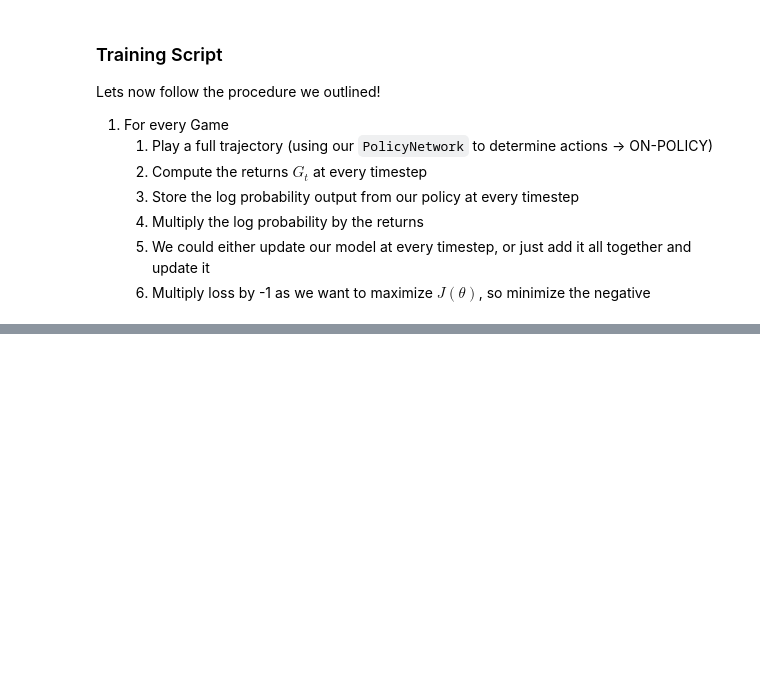
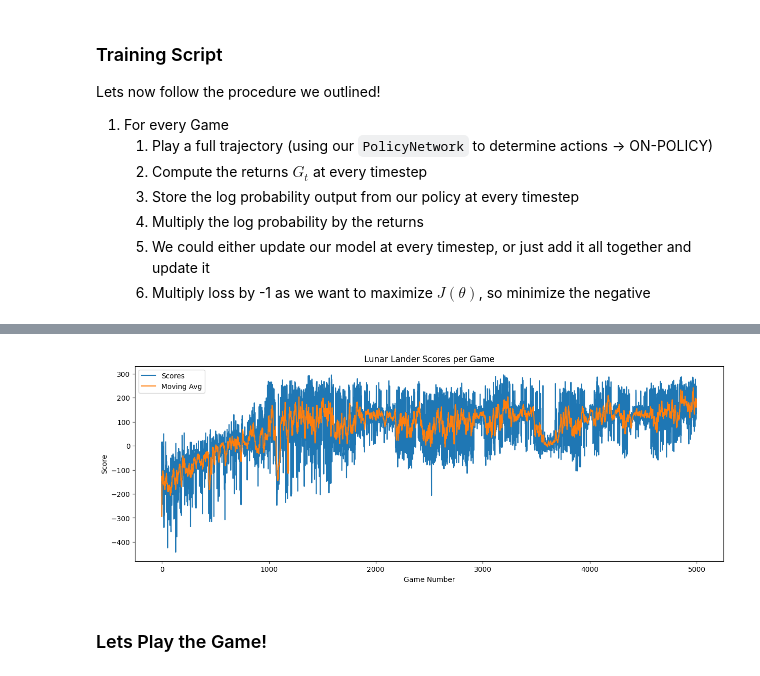
Before and after one commit to manashchak/mcb_PyTorch-Adventures, a Jupyter notebook: PyTorch for Reinforcement Learning/Deep RL Policy Models/policy_networks/policy_networks.ipynb, the cells around one changed output, grey strips where cells are left out. Cells and saved outputs as stored; diff of their text form; code cells hidden in the pictures; blank space fills up the shorter version.

Commit message:
completed policy network

```diff
--- a/PyTorch for Reinforcement Learning/Deep RL Policy Models/policy_networks/policy_networks.ipynb
+++ b/PyTorch for Reinforcement Learning/Deep RL Policy Models/policy_networks/policy_networks.ipynb
@@ -406,10 +407,12 @@ class PolicyNetwork(nn.Module):
 
         self.fc1 = nn.Linear(input_state_features, hidden_features)
         self.fc2 = nn.Linear(hidden_features,hidden_features)
+        self.fc3 = nn.Linear(hidden_features, num_actions)
 
     def forward(self, x):
         x = F.relu(self.fc1(x))
-        pi = F.softmax(self.fc2(x), dim=-1)
+        x = F.relu(self.fc2(x))
+        pi = F.softmax(self.fc3(x), dim=-1)
         return pi
 # %% [markdown]
 ### Training our Model
@@ -423,17 +426,18 @@ This is going to be basically the same as when we had done the Monte Carlo Model
 def compute_returns(reward_trajectory, gamma=0.99):
 
     ### Initialize Returns ###
+    returns = []
     G_t = 0
 
     ### Reverse and Compute Returns ###
     for r_t in reversed(reward_trajectory):
 
         ### Compute G_t ###
-        G_t = r_r + gamma * G_t
+        G_t = r_t + gamma * G_t
 
         ### We are computing G_t from last timestep to beginning ###
 
-        returns.insert
+        returns.insert(0, G_t)
 
     return torch.tensor(returns)
 # %% [markdown]
@@ -454,20 +458,21 @@ def train(env,
           num_actions=4,
           hidden_features=128,
           learning_rate=0.0005,
-          episodes=1000,
+          episodes=5000,
           running_avg_steps=10,
-          print_freq=5,
-          gamma=0.99):
+          print_freq=50,
+          gamma=0.99,
+          device="cpu"):
 
     ### Define Model ###
     policy_network = PolicyNetwork(
         input_state_features=input_state_features,
         num_actions=num_actions,
         hidden_features=hidden_features
-    )
+    ).to(device)
 
     ### Define Optimizer ###
-    optimizer = optim.Adam(model.parameters, lr=learning_rate)
+    optimizer = optim.Adam(policy_network.parameters(), lr=learning_rate)
 
     ### Store Rewards for Each Game ###
     log = {"scores": [],
@@ -485,19 +490,19 @@ def train(env,
         while not done:
 
             ### Conver State to Tensor and Add BAtch Dimension ###
-            state = torch.tensor(state, dtype=torch.float32).unsqueeze(0)
+            state = torch.tensor(state, dtype=torch.float32).unsqueeze(0).to(device)
 
             ### Use Policy Network to Decide Action ###
-            action_probs = policy(state)
+            action_probs = policy_network(state)
 
             ### Sample from the action probs ###
             selected_action = torch.multinomial(action_probs, num_samples=1).item()
 
             ### Get the Log Prob of the Action ###
-            log_prob = torch.log(action_probs[0, selected_action.item()])
+            log_prob = torch.log(action_probs[0, selected_action])
 
             ### Take Action in the Game ###
-            next_state, reward, terminal, truncated, _ = env.step(action)
+            next_state, reward, terminal, truncated, _ = env.step(selected_action)
 
             ### Store Everything ###
             log_probs.append(log_prob)
@@ -516,7 +521,7 @@ def train(env,
         returns = (returns - returns.mean()) / (returns.std() + 1e-8)
 
         ### Policy Gradient Update ###
-        loss = -torch.sum(torch.stack(log_probs) * returns)
+        loss = -torch.sum(torch.stack(log_probs) * returns.to(device))
 
         ### Update Policy ###
         optimizer.zero_grad()
@@ -532,6 +537,10 @@ def train(env,
         log["running_avg_scores"].append(running_avg_score)
 
         if i % print_freq == 0:
-            print(f"Episode {i}, Total Reward: {total_rewards}")
+            print(f"Episode {i}, Total Reward: {total_rewards}, Average Reward: {running_avg_score}")
 
     return policy_network, log
+
+### Play Game ###
+env = gym.make("LunarLander-v3", render_mode="rgb_array")
+policy, log = train(env, device="cuda")
@@ -537,0 +565,13 @@ def train(env,
+# %%
+plt.figure(figsize=(15,5))
+plt.plot(log["scores"], label="Scores")
+plt.plot(log["running_avg_scores"], label="Moving Avg")
+plt.title("Lunar Lander Scores per Game")
+plt.xlabel("Game Number")
+plt.ylabel("Score")
+plt.legend()
+plt.show()
+# %% [output]
+[figure, added]
+# %% [markdown]
+### Lets Play the Game!
```
Also changed, not shown: parts of 3 cells of this notebook, 1 other file.
